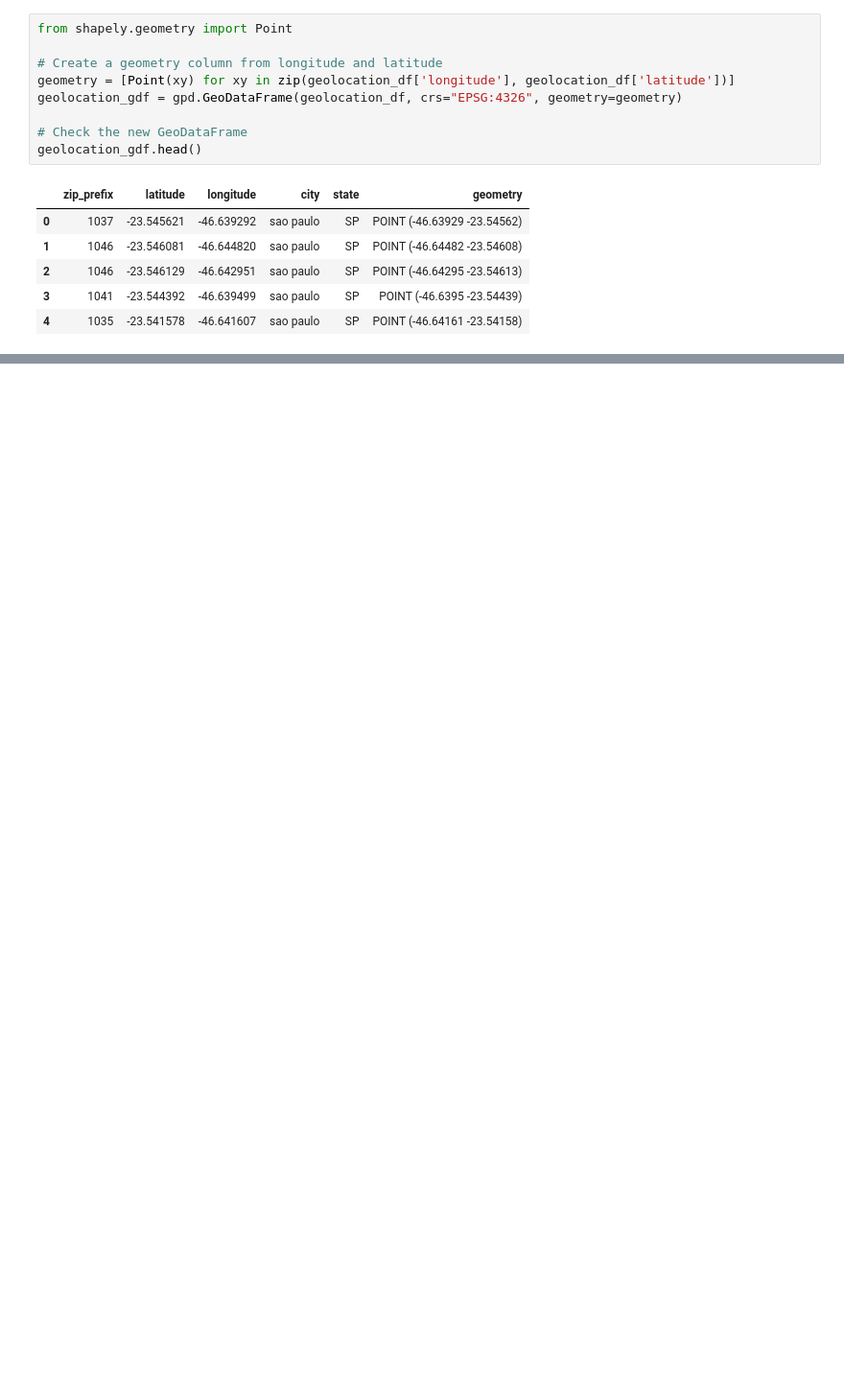
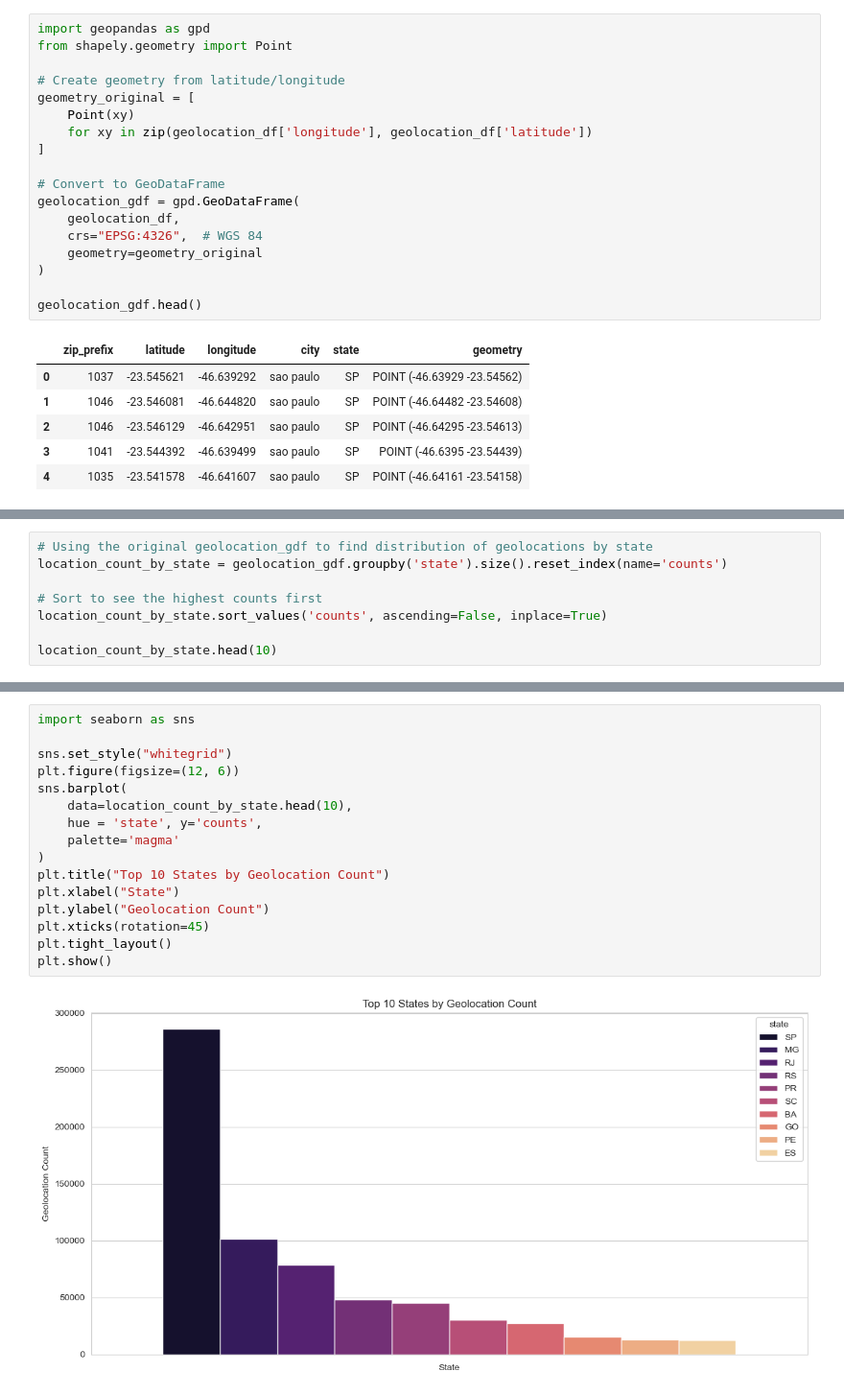
Before and after one commit to kealankuar/olist-analysis-dashboard-project, a Jupyter notebook: notebooks/geospatial_analysis.ipynb, the cells around one changed output, grey strips where cells are left out. Shown at 96% size. Drawn from its saved outputs; the diff is of its cells as text; blank space fills up the shorter version.

Commit message:
Add geospatial analysis with both detailed and aggregated geolocation data

```diff
--- a/notebooks/geospatial_analysis.ipynb
+++ b/notebooks/geospatial_analysis.ipynb
@@ -100,11 +96,20 @@ aggregated_geolocation.shape
 # %%
+import geopandas as gpd
 from shapely.geometry import Point
 
-# Create a geometry column from longitude and latitude
-geometry = [Point(xy) for xy in zip(geolocation_df['longitude'], geolocation_df['latitude'])]
-geolocation_gdf = gpd.GeoDataFrame(geolocation_df, crs="EPSG:4326", geometry=geometry)
+# Create geometry from latitude/longitude
+geometry_original = [
+    Point(xy)
+    for xy in zip(geolocation_df['longitude'], geolocation_df['latitude'])
+]
 
-# Check the new GeoDataFrame
+# Convert to GeoDataFrame
+geolocation_gdf = gpd.GeoDataFrame(
+    geolocation_df,
+    crs="EPSG:4326",  # WGS 84
+    geometry=geometry_original
+)
+
 geolocation_gdf.head()
 # %% [output]
 |  | zip_prefix | latitude | longitude | city | state | geometry |
@@ -115,0 +142,8 @@ geolocation_gdf.head()
+# %%
+# Using the original geolocation_gdf to find distribution of geolocations by state
+location_count_by_state = geolocation_gdf.groupby('state').size().reset_index(name='counts')
+
+# Sort to see the highest counts first
+location_count_by_state.sort_values('counts', ascending=False, inplace=True)
+
+location_count_by_state.head(10)
@@ -115,0 +180,18 @@ geolocation_gdf.head()
+# %%
+import seaborn as sns
+
+sns.set_style("whitegrid")
+plt.figure(figsize=(12, 6))
+sns.barplot(
+    data=location_count_by_state.head(10),
+    hue = 'state', y='counts',
+    palette='magma'
+)
+plt.title("Top 10 States by Geolocation Count")
+plt.xlabel("State")
+plt.ylabel("Geolocation Count")
+plt.xticks(rotation=45)
+plt.tight_layout()
+plt.show()
+# %% [output]
+[figure, added]
```
Also changed, not shown: parts of 7 cells of this notebook.
